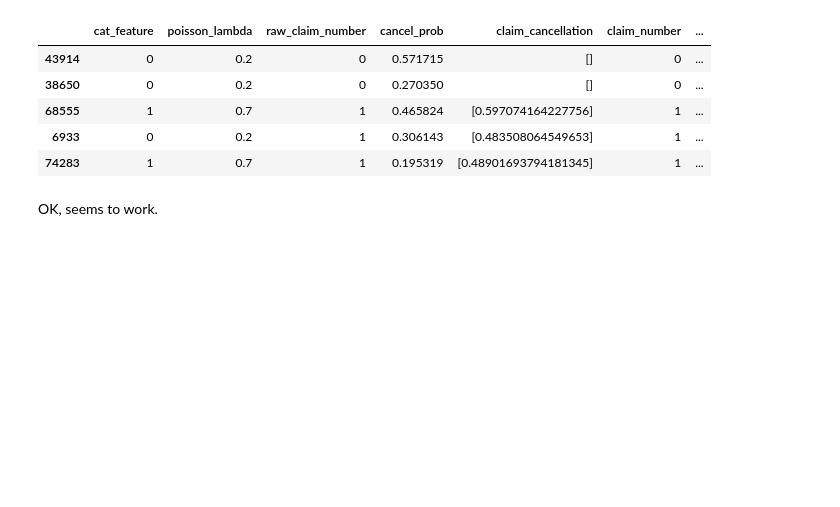
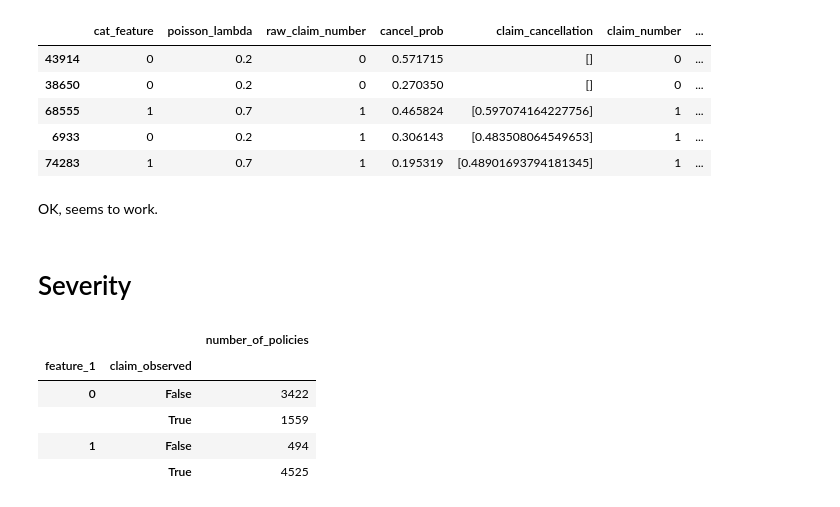
Before and after one commit to MatePocs/insurance, a Jupyter notebook: notebooks/deductibles.ipynb, the cells around one changed output. Drawn from its saved outputs; the diff is of its cells as text; code cells hidden in the pictures; blank space fills up the shorter version.

Commit message:
severity started

```diff
--- a/notebooks/deductibles.ipynb
+++ b/notebooks/deductibles.ipynb
@@ -195,3 +195,5 @@ df.sample(5)
 | 74283 | 1 | 0.7 | 1 | 0.195319 | [0.48901693794181345] | 1 | ... |
 # %% [markdown]
 OK, seems to work.
+# %% [markdown]
+# Severity
@@ -197,0 +210,10 @@ OK, seems to work.
+# %%
+df.groupby(["feature_1", "claim_observed"]).agg(
+    number_of_policies = ("gross_claim_amount", "size"))
+# %% [output]
+|  |  | number_of_policies |
+| feature_1 | claim_observed |  |
+| 0 | False | 3422 |
+|  | True | 1559 |
+| 1 | False | 494 |
+|  | True | 4525 |
```
Also changed, not shown: parts of 18 cells of this notebook.
